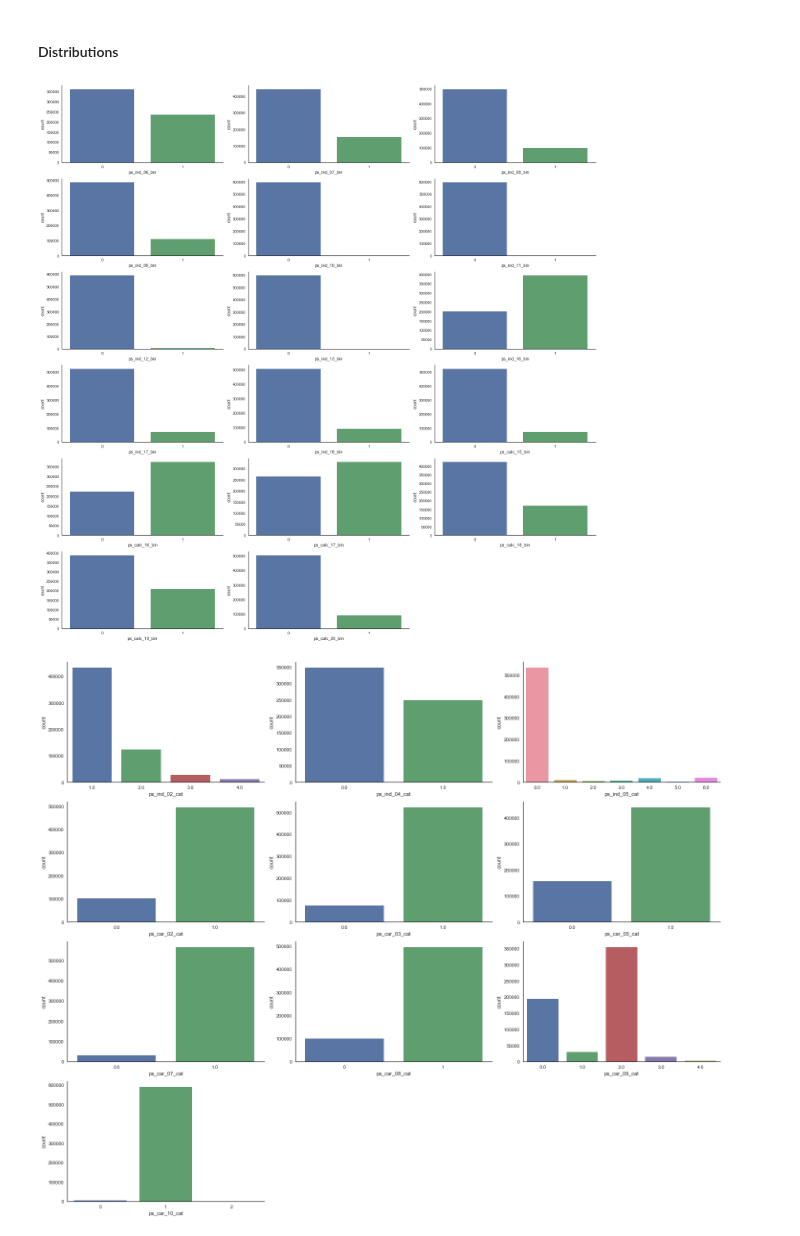
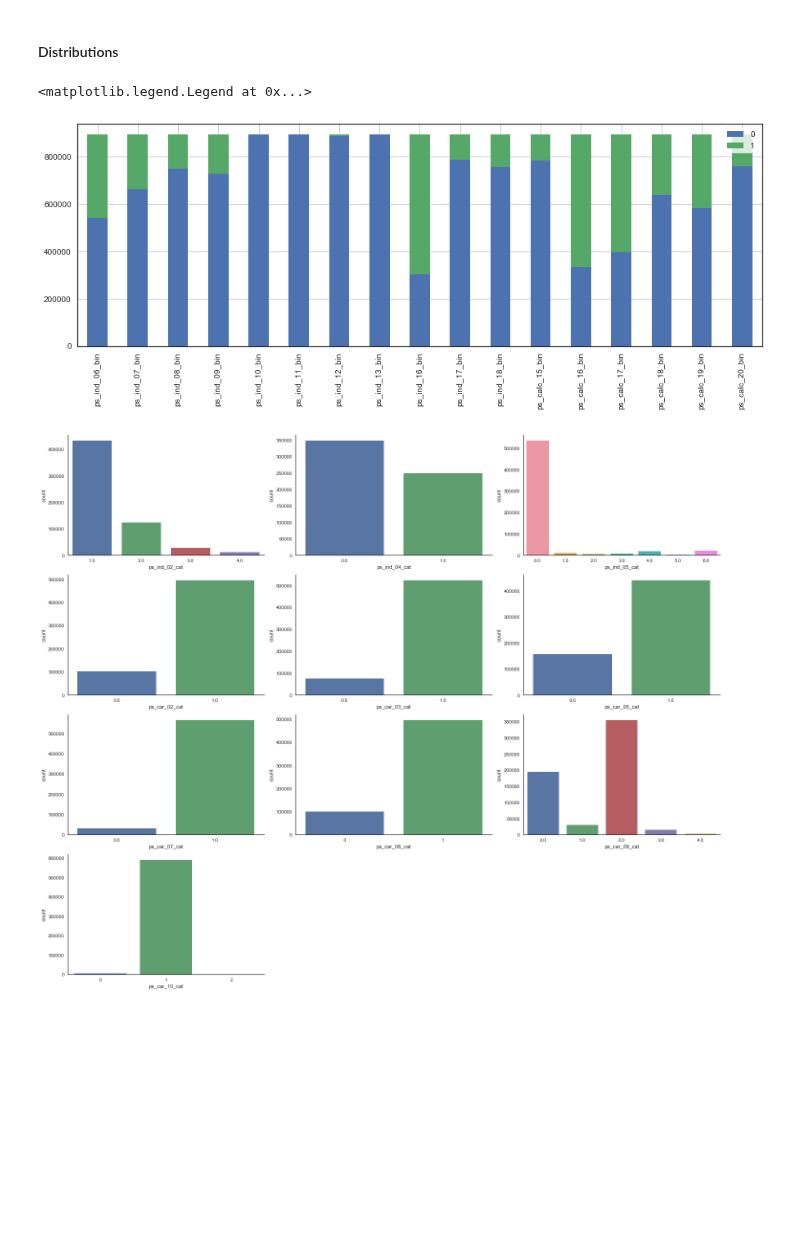
Before and after one commit to paulaceccon/ml-playground, a Jupyter notebook: Kernels/PortoSeguro.ipynb, the cells around one changed output. Saved outputs shown, nothing was run; the diff lists cells and outputs as text; code cells hidden in the pictures; blank space fills up the shorter version.

```diff
--- a/Kernels/PortoSeguro.ipynb
+++ b/Kernels/PortoSeguro.ipynb
@@ -68,17 +68,12 @@ for col in other_feat:
         df_test[col].fillna(value=df_test[col].mean(), inplace=True)
 # %% [markdown]
 #### Distributions
-# %%
-plt.figure(figsize=(20, 20))
-for i, c in enumerate(binary_feat):
-    if df_train[c].nunique() < 10:
-        ax = plt.subplot(6, 3, i+1)
-        sns.countplot(df_train[c])
-        ax.spines['top'].set_visible(False)
-        ax.spines['right'].set_visible(False)
-plt.tight_layout()
-# %% [output]
-[figure, removed]
+# %%
+df[binary_feat].agg(pd.Series.value_counts).T.plot.bar(stacked=True, figsize=(15, 5), rot=90, grid=True)
+plt.legend(frameon=True)
+# %% [output]
+<matplotlib.legend.Legend at 0x...>
+[figure, added]
 # %%
 plt.figure(figsize=(20, 20))
 i = 0
```
Also changed, not shown: parts of 18 cells of this notebook.
